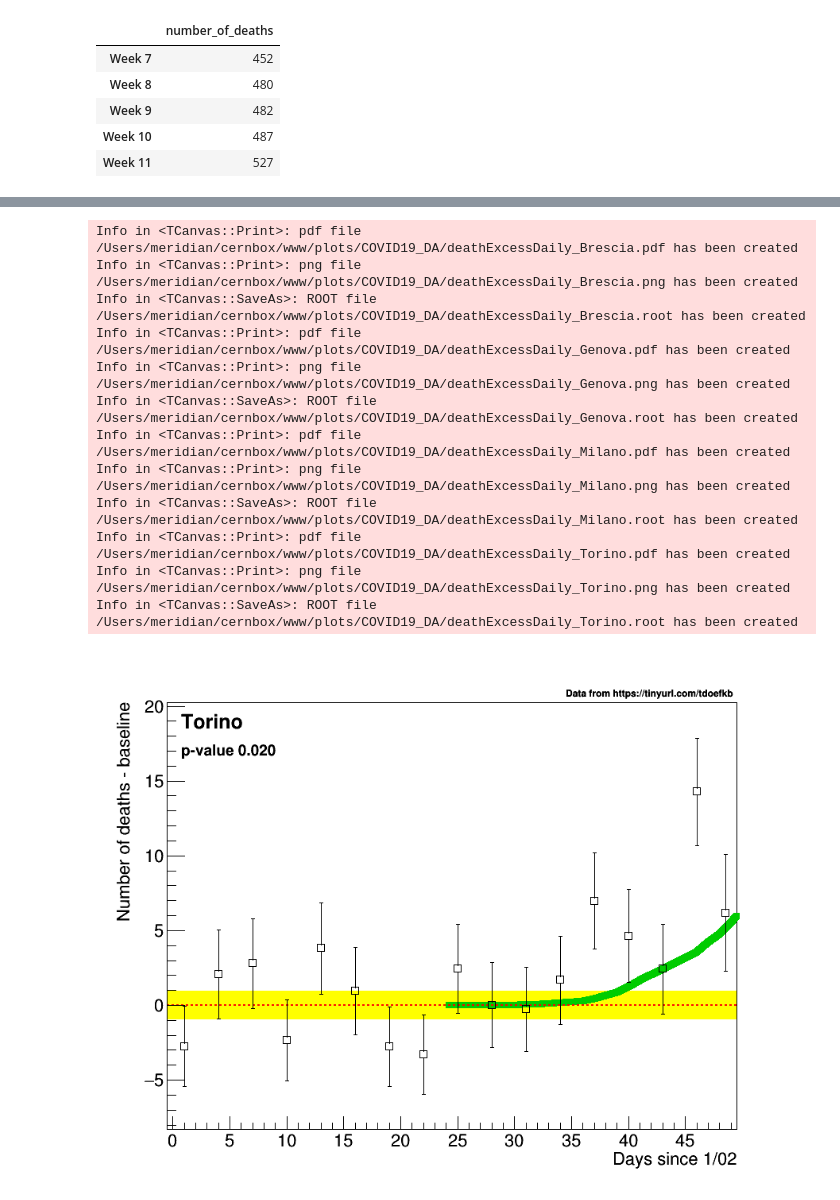
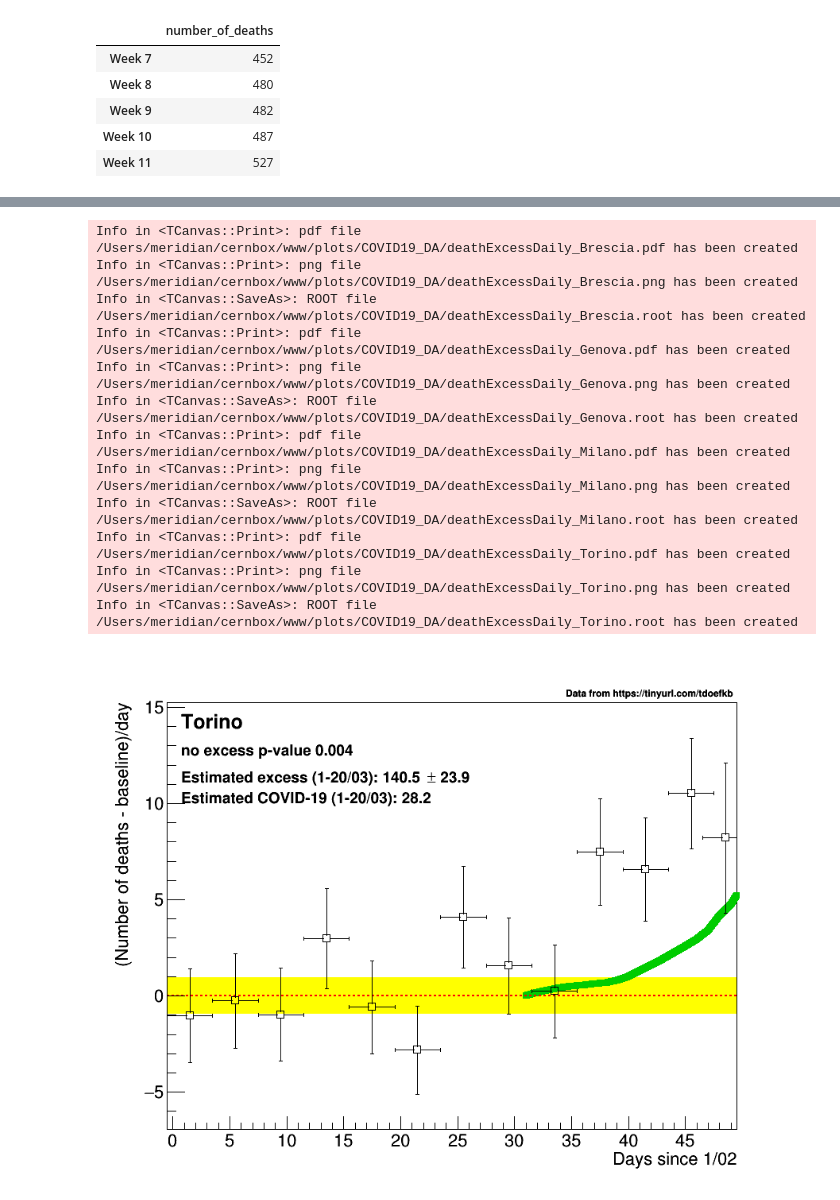
Before and after one commit to pmeridian/COVID19_DA, a Jupyter notebook: analisiMortalita.ipynb, the cells around one changed output, grey strips where cells are left out. Cells and saved outputs as stored; diff of their text form; code cells hidden in the pictures.

```diff
--- a/analisiMortalita.ipynb
+++ b/analisiMortalita.ipynb
@@ -314,16 +333,16 @@ for p in provinces:
     graphs['deceduti_%s'%p].GetXaxis().SetTitle("Week number")
     graphs['deceduti_%s'%p].GetYaxis().SetTitle("Number of deaths - baseline")
 
-    baseline=graphs['deceduti_%s'%p].GetFunction('pol0').GetParameter(0)
-    baseline_stdev=graphs['deceduti_%s'%p].GetFunction('pol0').GetParError(0)
-    box=R.TBox(4.5,baseline-baseline_stdev,11.5,baseline+baseline_stdev)
-    box.SetFillColor(R.kYellow)
-    box.Draw()
-    line=R.TLine(4.5,baseline,11.5,baseline)
-    line.SetLineColor(R.kRed)
-    line.SetLineStyle(2)
-    line.SetLineWidth(2)
-    line.Draw()
+    #baseline=graphs['deceduti_%s'%p].GetFunction('fB').GetParameter(0)
+    #baseline_stdev=graphs['deceduti_%s'%p].GetFunction('fB').GetParError(0)
+    #box=R.TBox(4.5,baseline-baseline_stdev,11.5,baseline+baseline_stdev)
+    #box.SetFillColor(R.kYellow)
+    #box.Draw()
+    #line=R.TLine(4.5,baseline,11.5,baseline)
+    #line.SetLineColor(R.kRed)
+    #line.SetLineStyle(2)
+    #line.SetLineWidth(2)
+    #line.Draw()
 
     graphs['deceduti_%s'%p].Draw("PSAME")
     t.SetTextSize(0.04)
@@ -356,4 +375,19 @@ Info in <TCanvas::SaveAs>: ROOT file /Users/meridian/cernbox/www/plots/COVID19_D
 # %%
+logit=R.TF1("logit","[0]/(1+TMath::Exp(-[1]*(x-[2])))",0,100)
+logit.SetParameter(0,100)
+logit.SetParLimits(0,0,10000)
+logit.SetParameter(1,3)
+logit.SetParLimits(1,0.,50.)
+logit.SetParameter(2,5)
+logit.SetParLimits(2,0.,200.)
+
+f=R.TF1("ff","TMath::Exp((x+[0])/[1])",0,100)
+f.SetParameter(0,13)
+f.SetParLimits(0,-100,100)
+f.SetParameter(1,4.5)
+f.SetParLimits(1,1.,6.)
+
+
 def rebinGraph(g,r,assignError):
     n=g.GetN()
     g1=R.TGraphErrors()
@@ -375,9 +409,10 @@ def rebinGraph(g,r,assignError):
             average_Y=average_Y/sumw2
             average_X=average_X/ibin
             err_Y=R.TMath.Sqrt(1/sumw2)
+            err_X=r/2.
             g1.SetPoint(nbin,average_X,average_Y)
             if (assignError):
-                g1.SetPointError(nbin,0,err_Y)
+                g1.SetPointError(nbin,err_X,err_Y)
             else:
                 g1.SetPointError(nbin,0,0)
             nbin+=1
@@ -406,19 +441,19 @@ for p in provincesDaily:
     graphs['eccesso_deceduti_giornalieri_%s'%p].GetXaxis().SetLimits(-0.5,graphs['deceduti_giornalieri_%s'%p].GetN()-0.5)
     graphs['eccesso_deceduti_giornalieri_%s'%p].GetXaxis().SetRangeUser(-0.5,graphs['deceduti_giornalieri_%s'%p].GetN()-0.5)
     graphs['eccesso_deceduti_giornalieri_%s'%p].GetYaxis().SetTitle("Number of deaths - baseline")
-
-    rebinned=rebinGraph(graphs['eccesso_deceduti_giornalieri_%s'%p],3,1)
+    graphs['eccesso_deceduti_giornalieri_%s'%p].Fit('ff','RB+','',0,100)
+    rebinned=rebinGraph(graphs['eccesso_deceduti_giornalieri_%s'%p],4,1)
     rebinned.SetMarkerStyle(25)
     rebinned.SetMarkerSize(1.2)
     rebinned.Draw('AP')
-    smoothed=smooth.SmoothSuper(rebinned,'',0,0.05)
+    smoothed=smooth.SmoothSuper(rebinned,'')
 
     rebinned.GetXaxis().SetTitle("Days since 1/02")
     rebinned.GetXaxis().SetLimits(-0.5,graphs['deceduti_giornalieri_%s'%p].GetN()-0.5)
     rebinned.GetXaxis().SetRangeUser(-0.5,graphs['deceduti_giornalieri_%s'%p].GetN()-0.5)
-    rebinned.GetYaxis().SetTitle("Number of deaths - baseline")
+    rebinned.GetYaxis().SetTitle("(Number of deaths - baseline)/day")
 
-    baseline_stdev=graphs['deceduti_giornalieri_%s'%p].GetFunction('pol0').GetParError(0)
+    baseline_stdev=graphs['deceduti_giornalieri_%s'%p].GetFunction('fB').GetParError(0)
     box=R.TBox(-0.5,-baseline_stdev,graphs['deceduti_giornalieri_%s'%p].GetN()-0.5,baseline_stdev)
     box.SetFillColor(R.kYellow)
     box.Draw()
@@ -436,12 +471,21 @@ for p in provincesDaily:
     smoothedExt.SetLineWidth(8)
     smoothedExt.Draw("LSAME")
     line.Draw()
+    #f.Draw('LSAME')
+
+    totalExcess=integralGraph(graphs['eccesso_deceduti_giornalieri_%s'%p],31)
+    expectedExcess=integralGraph(graphs['estimated_death_town_%s'%p],0,graphs['eccesso_deceduti_giornalieri_%s'%p].GetN()-31)
+    ratio=totalExcess[0]/expectedExcess[0]
+    f1=R.TF1('f1','[2]*TMath::Exp((x+[0])/[1])',0,100)
+    f1.SetParameter(0,f.GetParameter(0))
+    f1.SetParameter(1,f.GetParameter(1))
+    f1.SetParameter(2,1/ratio)
+    f1.SetLineColor(R.kRed)
+    f1.SetLineStyle(2)
+    f1.SetLineWidth(2)
+    #f1.Draw('LSAME')
+
     rebinned.Draw("PSAME")
-
-    print(p,integralGraph(graphs['eccesso_deceduti_giornalieri_%s'%p],28))
-    print(p,integralGraph(graphs['estimated_death_town_%s'%p],0,graphs['eccesso_deceduti_giornalieri_%s'%p].GetN()-24))
-
-    #smoothed.Draw('LSAME')
 
     f0=R.TF1("f0","pol0",0,graphs['eccesso_deceduti_giornalieri_%s'%p].GetN()+6)
     graphs['eccesso_deceduti_giornalieri_%s'%p].Fit('f0','RB0Q','')
@@ -449,9 +493,12 @@ for p in provincesDaily:
     t.DrawLatexNDC(0.12,0.85,p)
     t.SetTextSize(0.03)
     if (f0.GetProb()>=1E-3):
-        t.DrawLatexNDC(0.12,0.8,'p-value %.3f'%f0.GetProb())
+        t.DrawLatexNDC(0.12,0.8,'no excess p-value %.3f'%f0.GetProb())
     else:
-        t.DrawLatexNDC(0.12,0.8,'p-value < 0.001')
+        t.DrawLatexNDC(0.12,0.8,'no excess p-value < 0.001')
+
+    t.DrawLatexNDC(0.12,0.75,'Estimated excess (1-20/03): %.1f #pm %.1f'%(totalExcess[0],totalExcess[1]))
+    t.DrawLatexNDC(0.12,0.71,'Estimated COVID-19 (1-20/03): %.1f'%expectedExcess[0])
 
     t.SetTextSize(0.02)
     t.DrawLatexNDC(0.66,0.91,'Data from https://tinyurl.com/tdoefkb')
@@ -471,13 +527,13 @@ Torino [30.22702694976325, 0.0]
 Info in <TCanvas::Print>: pdf file /Users/meridian/cernbox/www/plots/COVID19_DA/deathExcessDaily_Brescia.pdf has been created
 Info in <TCanvas::Print>: png file /Users/meridian/cernbox/www/plots/COVID19_DA/deathExcessDaily_Brescia.png has been created
 Info in <TCanvas::SaveAs>: ROOT file /Users/meridian/cernbox/www/plots/COVID19_DA/deathExcessDaily_Brescia.root has been created
 Info in <TCanvas::Print>: pdf file /Users/meridian/cernbox/www/plots/COVID19_DA/deathExcessDaily_Genova.pdf has been created
 Info in <TCanvas::Print>: png file /Users/meridian/cernbox/www/plots/COVID19_DA/deathExcessDaily_Genova.png has been created
 Info in <TCanvas::SaveAs>: ROOT file /Users/meridian/cernbox/www/plots/COVID19_DA/deathExcessDaily_Genova.root has been created
 Info in <TCanvas::Print>: pdf file /Users/meridian/cernbox/www/plots/COVID19_DA/deathExcessDaily_Milano.pdf has been created
 Info in <TCanvas::Print>: png file /Users/meridian/cernbox/www/plots/COVID19_DA/deathExcessDaily_Milano.png has been created
 Info in <TCanvas::SaveAs>: ROOT file /Users/meridian/cernbox/www/plots/COVID19_DA/deathExcessDaily_Milano.root has been created
 Info in <TCanvas::Print>: pdf file /Users/meridian/cernbox/www/plots/COVID19_DA/deathExcessDaily_Torino.pdf has been created
 Info in <TCanvas::Print>: png file /Users/meridian/cernbox/www/plots/COVID19_DA/deathExcessDaily_Torino.png has been created
 Info in <TCanvas::SaveAs>: ROOT file /Users/meridian/cernbox/www/plots/COVID19_DA/deathExcessDaily_Torino.root has been created
-[figure, old version]
+[figure, new version]
```
Also changed, not shown: parts of 9 cells of this notebook.
